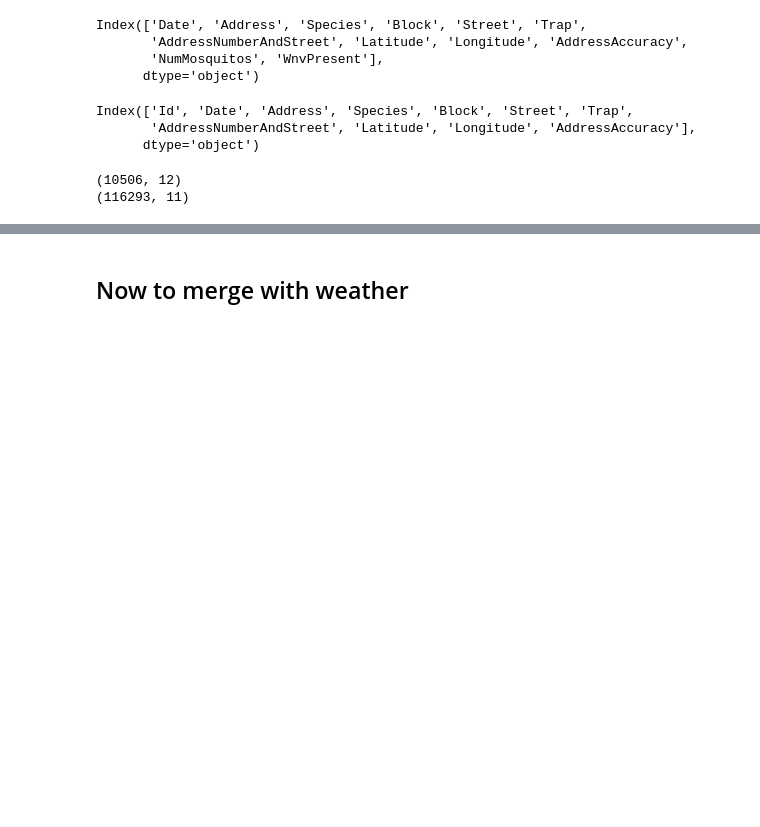
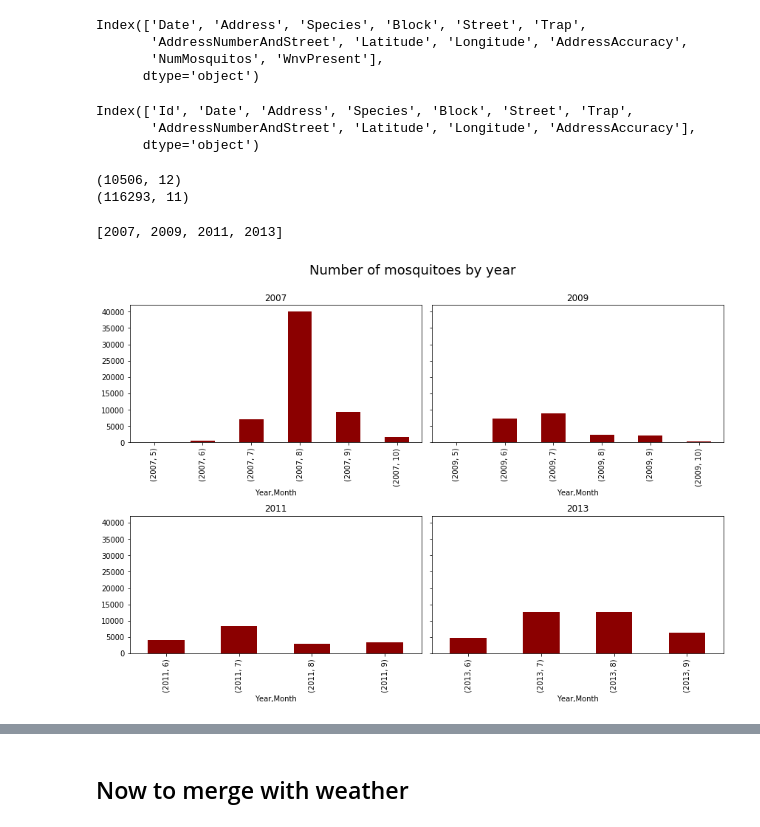
Before and after one commit to wilsonkwa/Project-4, a Jupyter notebook: codes/1.0 EDA.ipynb, the cells around one changed output, grey strips where cells are left out. Drawn from its saved outputs; the diff is of its cells as text; code cells hidden in the pictures; blank space fills up the shorter version.

```diff
--- a/codes/1.0 EDA.ipynb
+++ b/codes/1.0 EDA.ipynb
@@ -105,7 +123,7 @@ spray_2.to_csv("../datasets/spray_2.csv", index=False)
 # %% [markdown]
 ## Now, we move on to explore "weather.csv"
 # %%
-weather = pd.read_csv('../datasets/weather.csv')
+weather = pd.read_csv('../assets/weather.csv')
 # %%
 weather.head()
 # %% [output]
@@ -372,8 +390,8 @@ change the CodeSum to dummies
 Will merge both data sets, do data cleaning on both.
 Then seperate them indivdually again
 # %%
-train = pd.read_csv('../datasets/train.csv')
-test = pd.read_csv('../datasets/test.csv')
+train = pd.read_csv('../assets/train.csv')
+test = pd.read_csv('../assets/test.csv')
 # %%
 train.columns
 # %% [output]
@@ -395,3 +413,26 @@ print(test.shape)
 (116293, 11)
 # %%
 test = test.drop(['Id'], axis=1)
+# %%
+train['Date'] = pd.to_datetime(train['Date'])
+train['Year'] = (train['Date'].dt.strftime('%Y')).astype(int)
+train['Month'] = (train['Date'].dt.month.astype(int))
+train['Week'] = (train['Date'].dt.strftime('%W')).astype(int)
+train['Day'] = (train['Date'].dt.day.astype(int))
+# %%
+train_year = list(train['Year'].unique())
+train_year
+# %% [output]
+[2007, 2009, 2011, 2013]
+# %%
+#no. of mosquitoes by year
+#generally more cases in July and Aug- Higher temperatures in summer could lead to more mosquitoes
+fig, ax = plt.subplots(nrows=2, ncols=2, figsize=(12,8),sharey=True)
+ax = ax.ravel()
+plt.suptitle('Number of mosquitoes by year', fontsize=18, y=1.05)
+for i, y in enumerate(train_year):
+    train[train['Year']==y].groupby(['Year', 'Month']).NumMosquitos.sum().plot(kind='bar', ax=ax[i],color='darkred')
+    ax[i].set_title(y)
+plt.tight_layout()
+# %% [output]
+[figure, added]
```
Also changed, not shown: parts of 30 cells of this notebook, 6 other files.
